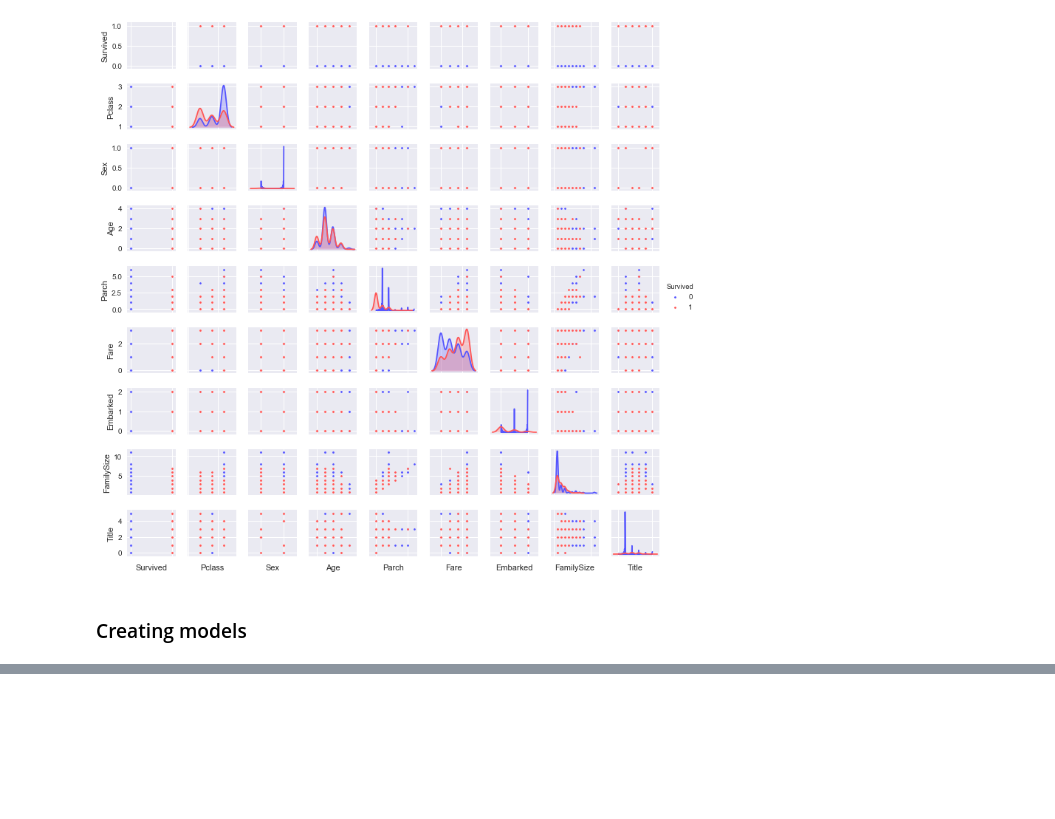
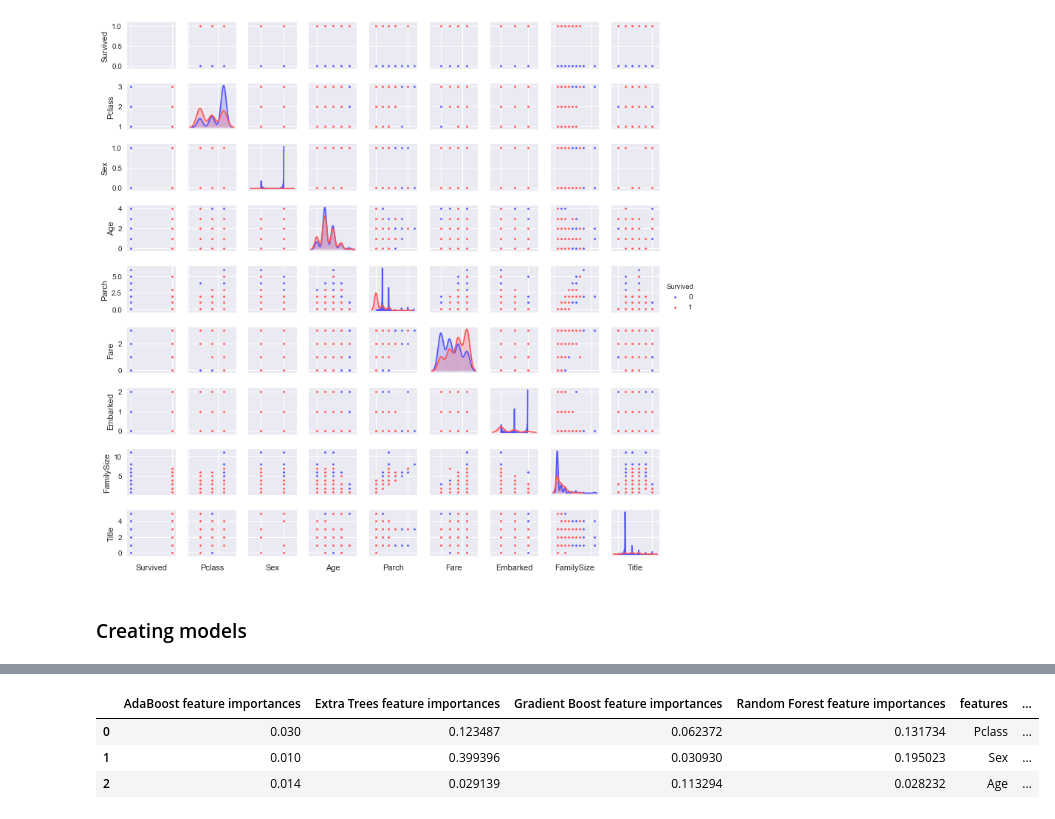
Before and after one commit to developer-aj/Titanic-Machine-Learning-from-Disaster, a Jupyter notebook: Titanic.ipynb, the cells around one changed output, grey strips where cells are left out. Drawn from its saved outputs; the diff is of its cells as text; code cells hidden in the pictures; blank space fills up the shorter version.

```diff
--- a/Titanic.ipynb
+++ b/Titanic.ipynb
@@ -199,0 +304,13 @@ def get_oof(clf, x_train, y_train, x_test):
+# %%
+rf_features = [0.13173355, 0.19502255, 0.02823179, 0.02195431, 0.07217237, 0.02373097, 0.10556607, 0.06296384, 0.06746101, 0.01328291, 0.27788064]
+et_features = [0.12348703, 0.39939569, 0.02913888, 0.01761397, 0.05714647, 0.02841341, 0.04733452, 0.08389271, 0.04224485, 0.02136437, 0.14996811]
+ada_features = [0.03,  0.01,  0.014, 0.074, 0.034, 0.008, 0.714, 0.004, 0.048, 0.006, 0.058]
+gb_features = [0.06237211, 0.03092997, 0.11329434, 0.03113198, 0.09281871, 0.06415926, 0.4061172,  0.02434959, 0.06830481, 0.02403116, 0.08249087]
+# %%
+cols = train.columns.values
+feature_dataframe = pd.DataFrame({'features': cols,
+                                 'Random Forest feature importances': rf_features,
+                                 'Extra Trees feature importances': et_features,
+                                 'AdaBoost feature importances': ada_features,
+                                 'Gradient Boost feature importances': gb_features
+                                 })
@@ -199,0 +471,10 @@ def get_oof(clf, x_train, y_train, x_test):
+# %%
+# Create the new column containing the average of values
+
+feature_dataframe['mean'] = feature_dataframe.mean(axis= 1) # axis = 1 computes the mean row-wise
+feature_dataframe.head(3)
+# %% [output]
+|  | AdaBoost feature importances | Extra Trees feature importances | Gradient Boost feature importances | Random Forest feature importances | features | ... |
+| 0 | 0.030 | 0.123487 | 0.062372 | 0.131734 | Pclass | ... |
+| 1 | 0.010 | 0.399396 | 0.030930 | 0.195023 | Sex | ... |
+| 2 | 0.014 | 0.029139 | 0.113294 | 0.028232 | Age | ... |
```
Also changed, not shown: parts of 16 cells of this notebook.
